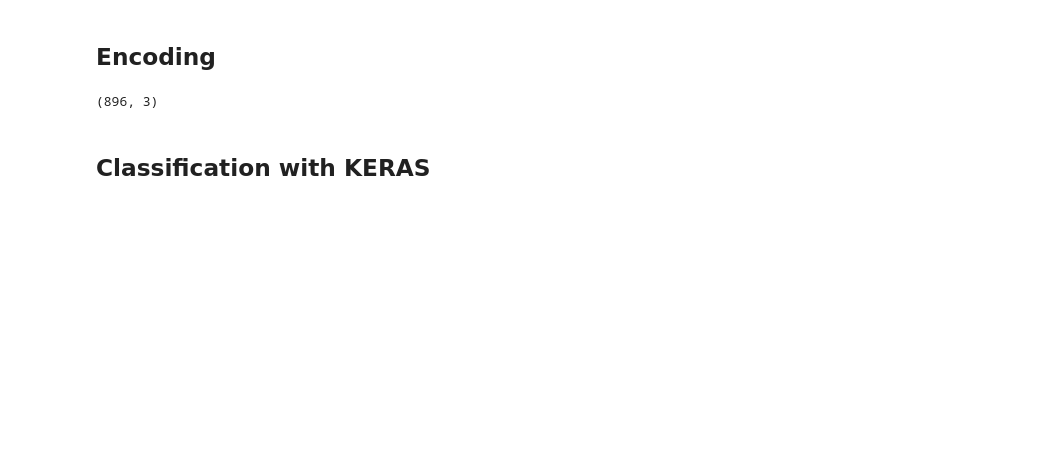
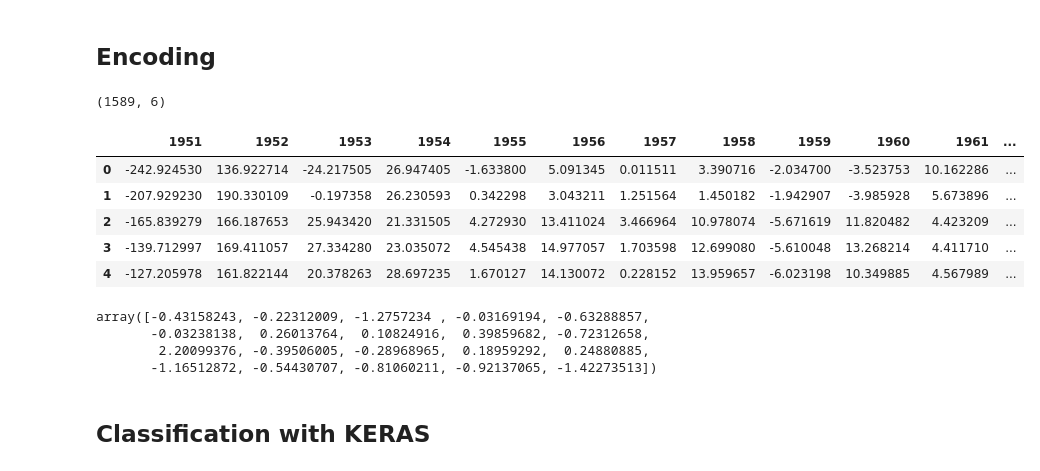
Before and after one commit to Fominayasg/Audio_features_analysis--Music_evokes_cinema, a Jupyter notebook: ML.ipynb, the cells around one changed output. Drawn from its saved outputs; the diff is of its cells as text; code cells hidden in the pictures; blank space fills up the shorter version.

```diff
--- a/ML.ipynb
+++ b/ML.ipynb
@@ -18,0 +18,5 @@ df = pd.read_csv("output/even_more_features_15s_025ov.csv")
+# %%
+df = pd.read_pickle("test.pkl")
+# %%
+pd.set_option("display.max_columns",None)
+df.head()
@@ -23,5 +53,5 @@ df.shape
 # %%
-df = df.drop(['sample','sr'],axis=1)
+#df = df.drop(['sample','sr'],axis=1)
 # %%
 df.label.value_counts()
 # %% [output]
@@ -35,4 +68,4 @@ Name: label, dtype: int64
 # %%
-df = df[df.label.isin(['Action', 'Beautiful', "Adventure"])]
+df = df[df.label.isin(['Action', 'Beautiful', "Adventure",'Drama','Supernatural','Horror'])]
 # %%
 df.shape
@@ -51,5 +82,15 @@ y= np_utils.to_categorical(y)
 # %%
 y.shape
 # %% [output]
-(896, 3)
+(1589, 6)
+# %%
+X = df.drop(['label'],axis=1).iloc[:,1951:1971]
+X.head()
+# %% [output]
+|  | 1951 | 1952 | 1953 | 1954 | 1955 | 1956 | 1957 | 1958 | 1959 | 1960 | 1961 | ... |
+| 0 | -242.924530 | 136.922714 | -24.217505 | 26.947405 | -1.633800 | 5.091345 | 0.011511 | 3.390716 | -2.034700 | -3.523753 | 10.162286 | ... |
+| 1 | -207.929230 | 190.330109 | -0.197358 | 26.230593 | 0.342298 | 3.043211 | 1.251564 | 1.450182 | -1.942907 | -3.985928 | 5.673896 | ... |
+| 2 | -165.839279 | 166.187653 | 25.943420 | 21.331505 | 4.272930 | 13.411024 | 3.466964 | 10.978074 | -5.671619 | 11.820482 | 4.423209 | ... |
+| 3 | -139.712997 | 169.411057 | 27.334280 | 23.035072 | 4.545438 | 14.977057 | 1.703598 | 12.699080 | -5.610048 | 13.268214 | 4.411710 | ... |
+| 4 | -127.205978 | 161.822144 | 20.378263 | 28.697235 | 1.670127 | 14.130072 | 0.228152 | 13.959657 | -6.023198 | 10.349885 | 4.567989 | ... |
 # %%
@@ -57,5 +98,12 @@ X = df.drop(['label'],axis=1)
 scaler = StandardScaler()
 X = scaler.fit_transform(X)
+# %%
+X[0]
+# %% [output]
+array([-0.43158243, -0.22312009, -1.2757234 , -0.03169194, -0.63288857,
+       -0.03238138,  0.26013764,  0.10824916,  0.39859682, -0.72312658,
+        2.20099376, -0.39506005, -0.28968965,  0.18959292,  0.24880885,
+       -1.16512872, -0.54430707, -0.81060211, -0.92137065, -1.42273513])
 # %%
 X_train, X_test, y_train, y_test = train_test_split(X, y, test_size=0.2)
 # %% [markdown]
```
Also changed, not shown: parts of 15 cells of this notebook, 4 other files.
